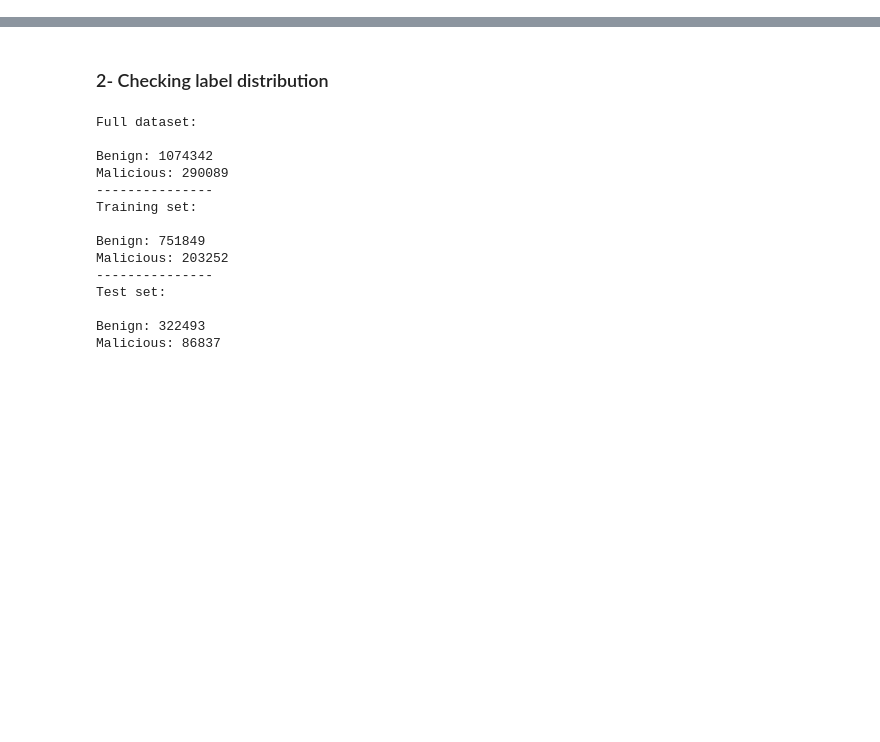
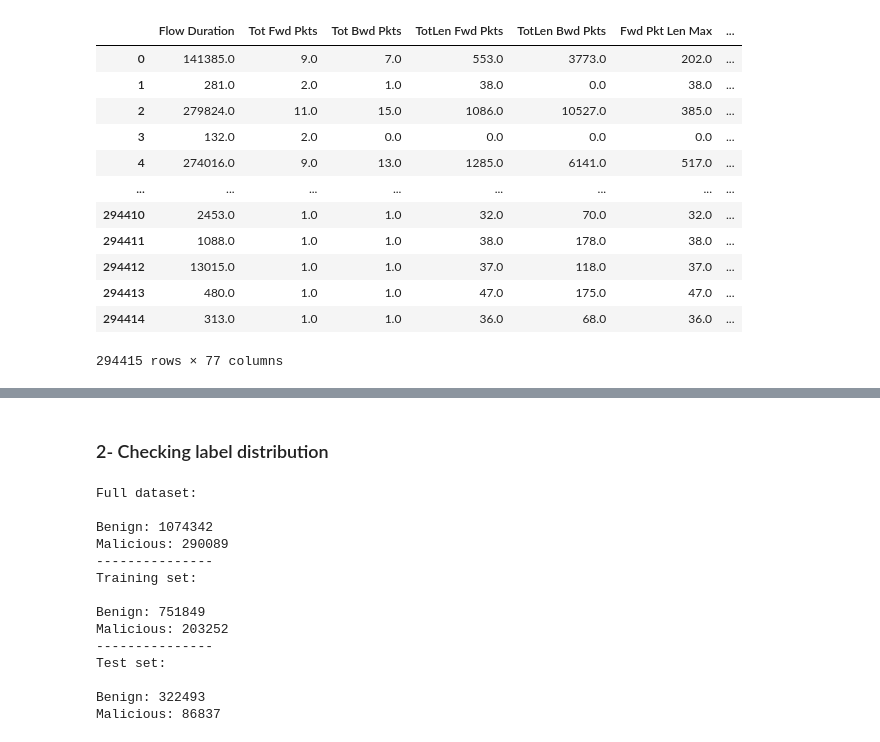
Before and after one commit to alittlesheepofGod/cse-cic-ids2018, a Jupyter notebook: 3-Training_Experiment_Decision_Tree.ipynb, the cells around one changed output, grey strips where cells are left out. Saved outputs shown, nothing was run; the diff lists cells and outputs as text; code cells hidden in the pictures; blank space fills up the shorter version.

```diff
--- a/3-Training_Experiment_Decision_Tree.ipynb
+++ b/3-Training_Experiment_Decision_Tree.ipynb
@@ -57,0 +57,20 @@ memory usage: 759.9 MB
+# %%
+# replace nan with 0
+df_dataset.fillna(0, inplace=True)
+
+# replace inf with 0
+df_dataset.replace([np.inf, -np.inf], 0)
+# %% [output]
+|  | Flow Duration | Tot Fwd Pkts | Tot Bwd Pkts | TotLen Fwd Pkts | TotLen Bwd Pkts | Fwd Pkt Len Max | ... |
+| 0 | 141385.0 | 9.0 | 7.0 | 553.0 | 3773.0 | 202.0 | ... |
+| 1 | 281.0 | 2.0 | 1.0 | 38.0 | 0.0 | 38.0 | ... |
+| 2 | 279824.0 | 11.0 | 15.0 | 1086.0 | 10527.0 | 385.0 | ... |
+| 3 | 132.0 | 2.0 | 0.0 | 0.0 | 0.0 | 0.0 | ... |
+| 4 | 274016.0 | 9.0 | 13.0 | 1285.0 | 6141.0 | 517.0 | ... |
+| ... | ... | ... | ... | ... | ... | ... | ... |
+| 294410 | 2453.0 | 1.0 | 1.0 | 32.0 | 70.0 | 32.0 | ... |
+| 294411 | 1088.0 | 1.0 | 1.0 | 38.0 | 178.0 | 38.0 | ... |
+| 294412 | 13015.0 | 1.0 | 1.0 | 37.0 | 118.0 | 37.0 | ... |
+| 294413 | 480.0 | 1.0 | 1.0 | 47.0 | 175.0 | 47.0 | ... |
+| 294414 | 313.0 | 1.0 | 1.0 | 36.0 | 68.0 | 36.0 | ... |
+294415 rows × 77 columns
```
Also changed, not shown: parts of 12 cells of this notebook, 1 other file.
